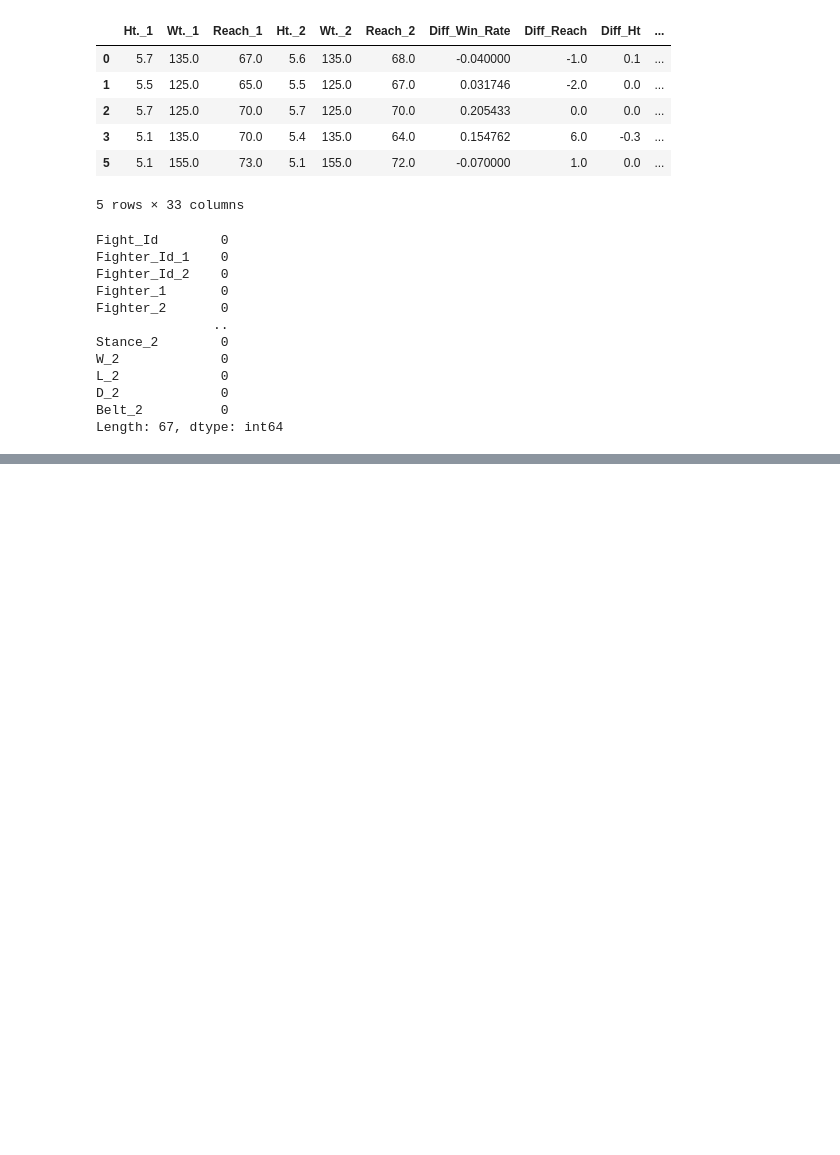
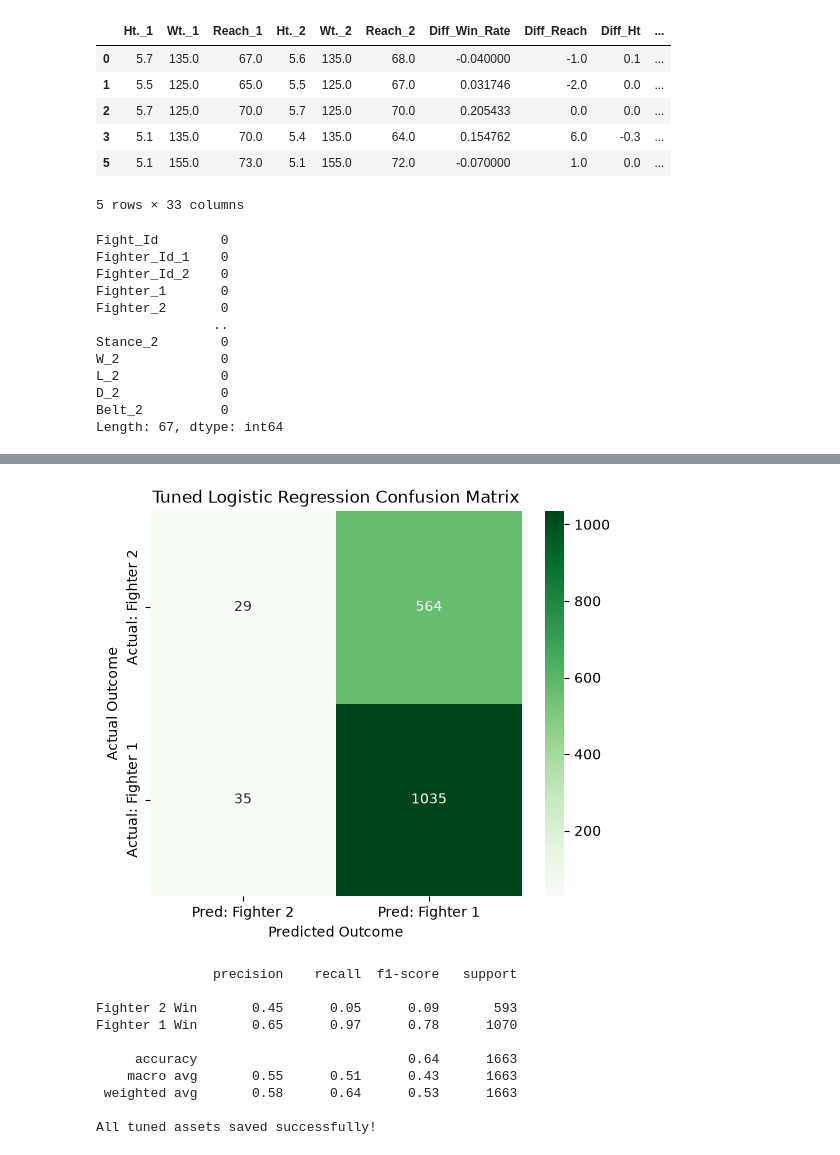
Before and after one commit to OsamaZuair-Ai/ufc-fight-predictor, a Jupyter notebook: ufc_classification_model.ipynb, the cells around one changed output, grey strips where cells are left out. Drawn from its saved outputs; the diff is of its cells as text; code cells hidden in the pictures; blank space fills up the shorter version.

```diff
--- a/ufc_classification_model.ipynb
+++ b/ufc_classification_model.ipynb
@@ -182,0 +222,35 @@ model_features.pkl created successfully!
+# %%
+# Plot Confusion Matrix for Tuned Logistic Regression
+cm_lr = confusion_matrix(y_test, y_pred_lr)
+plt.figure(figsize=(6, 5))
+sns.heatmap(cm_lr, annot=True, fmt='d', cmap='Greens',
+            xticklabels=['Pred: Fighter 2', 'Pred: Fighter 1'],
+            yticklabels=['Actual: Fighter 2', 'Actual: Fighter 1'])
+plt.title('Tuned Logistic Regression Confusion Matrix')
+plt.ylabel('Actual Outcome')
+plt.xlabel('Predicted Outcome')
+plt.show()
+
+print(classification_report(y_test, y_pred_lr, target_names=['Fighter 2 Win', 'Fighter 1 Win']))
+
+# Save tuned model and pipeline dependencies for Streamlit
+joblib.dump(best_lr_model, 'ufc_rf_model.pkl', compress=3)
+joblib.dump(scaler, 'ufc_scaler.pkl')
+joblib.dump(imputer, 'ufc_imputer.pkl')
+
+feature_names = list(X.columns)
+joblib.dump(feature_names, 'model_features.pkl')
+
+print("All tuned assets saved successfully!")
+# %% [output]
+[figure, added]
+               precision    recall  f1-score   support
+
+Fighter 2 Win       0.45      0.05      0.09       593
+Fighter 1 Win       0.65      0.97      0.78      1070
+
+     accuracy                           0.64      1663
+    macro avg       0.55      0.51      0.43      1663
+ weighted avg       0.58      0.64      0.53      1663
+
+All tuned assets saved successfully!
```
Also changed, not shown: parts of 6 cells of this notebook, 1 other file.
